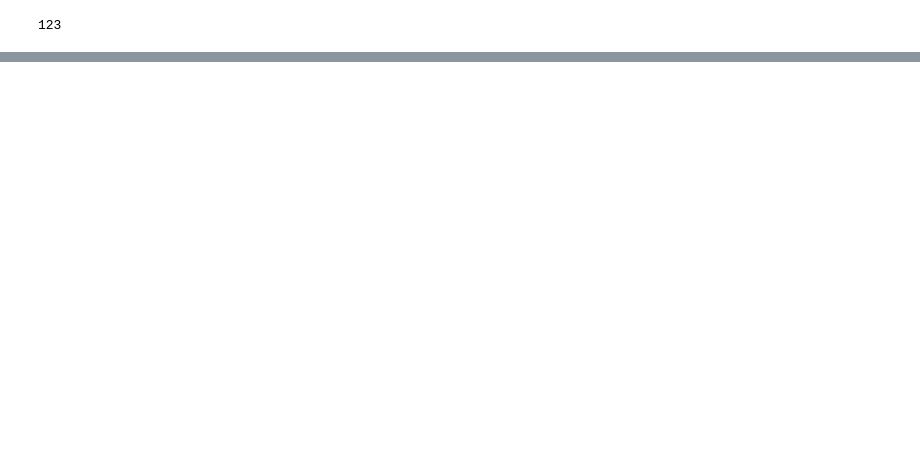
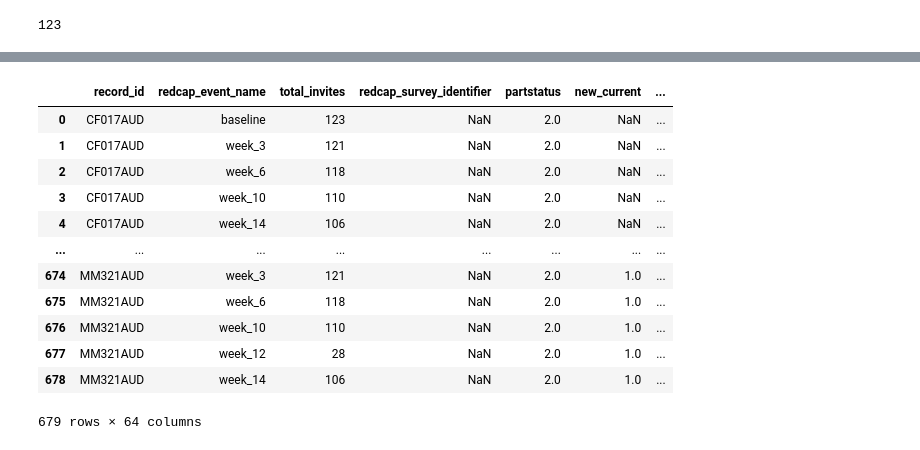
Before and after one commit to mbthompson14/HR_DSMB_2023, a Jupyter notebook: isi_gad.ipynb, the cells around one changed output, grey strips where cells are left out. Saved outputs shown, nothing was run; the diff lists cells and outputs as text; code cells hidden in the pictures; blank space fills up the shorter version.

```diff
--- a/isi_gad.ipynb
+++ b/isi_gad.ipynb
@@ -28,0 +33,17 @@ Index(['record_id', 'redcap_event_name', 'total_invites',
+# %%
+df = df.groupby('record_id',group_keys=False).apply(expand_condition)
+df
+# %% [output]
+|  | record_id | redcap_event_name | total_invites | redcap_survey_identifier | partstatus | new_current | ... |
+| 0 | CF017AUD | baseline | 123 | NaN | 2.0 | NaN | ... |
+| 1 | CF017AUD | week_3 | 121 | NaN | 2.0 | NaN | ... |
+| 2 | CF017AUD | week_6 | 118 | NaN | 2.0 | NaN | ... |
+| 3 | CF017AUD | week_10 | 110 | NaN | 2.0 | NaN | ... |
+| 4 | CF017AUD | week_14 | 106 | NaN | 2.0 | NaN | ... |
+| ... | ... | ... | ... | ... | ... | ... | ... |
+| 674 | MM321AUD | week_3 | 121 | NaN | 2.0 | 1.0 | ... |
+| 675 | MM321AUD | week_6 | 118 | NaN | 2.0 | 1.0 | ... |
+| 676 | MM321AUD | week_10 | 110 | NaN | 2.0 | 1.0 | ... |
+| 677 | MM321AUD | week_12 | 28 | NaN | 2.0 | 1.0 | ... |
+| 678 | MM321AUD | week_14 | 106 | NaN | 2.0 | 1.0 | ... |
+679 rows × 64 columns
```
Also changed, not shown: parts of 8 cells of this notebook, 20 other files.
